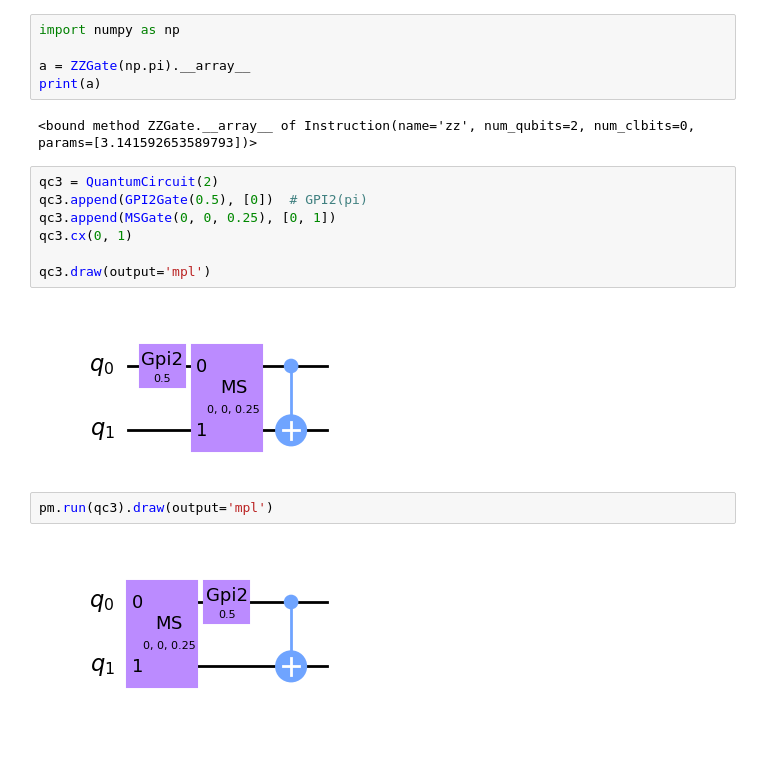
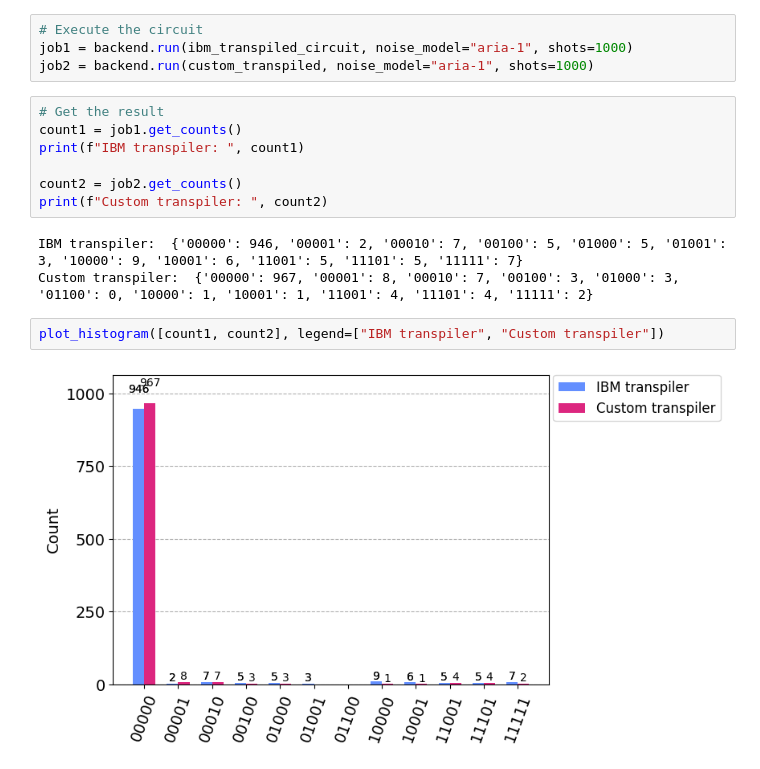
Before and after one commit to huyenemma/ionq_optimizer, a Jupyter notebook: main.ipynb, the cells around one changed output. Cells and saved outputs as stored; diff of their text form; blank space fills up the shorter version.

```diff
--- a/main.ipynb
+++ b/main.ipynb
@@ -154,20 +43,18 @@ pm.run(qc).draw(output='mpl')
-# %%
-import numpy as np
-
-a = ZZGate(np.pi).__array__
-print(a)
-# %% [output]
-<bound method ZZGate.__array__ of Instruction(name='zz', num_qubits=2, num_clbits=0, params=[3.141592653589793])>
-# %%
-qc3 = QuantumCircuit(2)
-qc3.append(GPI2Gate(0.5), [0])  # GPI2(pi)
-qc3.append(MSGate(0, 0, 0.25), [0, 1])
-qc3.cx(0, 1)
-
-qc3.draw(output='mpl')
-# %% [output]
-[figure, removed]
-# %%
-pm.run(qc3).draw(output='mpl')
-# %% [output]
-[figure, removed]
+# %%
+# Execute the circuit
+job1 = backend.run(ibm_transpiled_circuit, noise_model="aria-1", shots=1000)
+job2 = backend.run(custom_transpiled, noise_model="aria-1", shots=1000)
+# %%
+# Get the result
+count1 = job1.get_counts()
+print(f"IBM transpiler: ", count1)
+
+count2 = job2.get_counts()
+print(f"Custom transpiler: ", count2)
+# %% [output]
+IBM transpiler:  {'00000': 946, '00001': 2, '00010': 7, '00100': 5, '01000': 5, '01001': 3, '10000': 9, '10001': 6, '11001': 5, '11101': 5, '11111': 7}
+Custom transpiler:  {'00000': 967, '00001': 8, '00010': 7, '00100': 3, '01000': 3, '01100': 0, '10000': 1, '10001': 1, '11001': 4, '11101': 4, '11111': 2}
+# %%
+plot_histogram([count1, count2], legend=["IBM transpiler", "Custom transpiler"])
+# %% [output]
+[figure, added]
```
Also changed, not shown: parts of 14 cells of this notebook, 9 other files.
